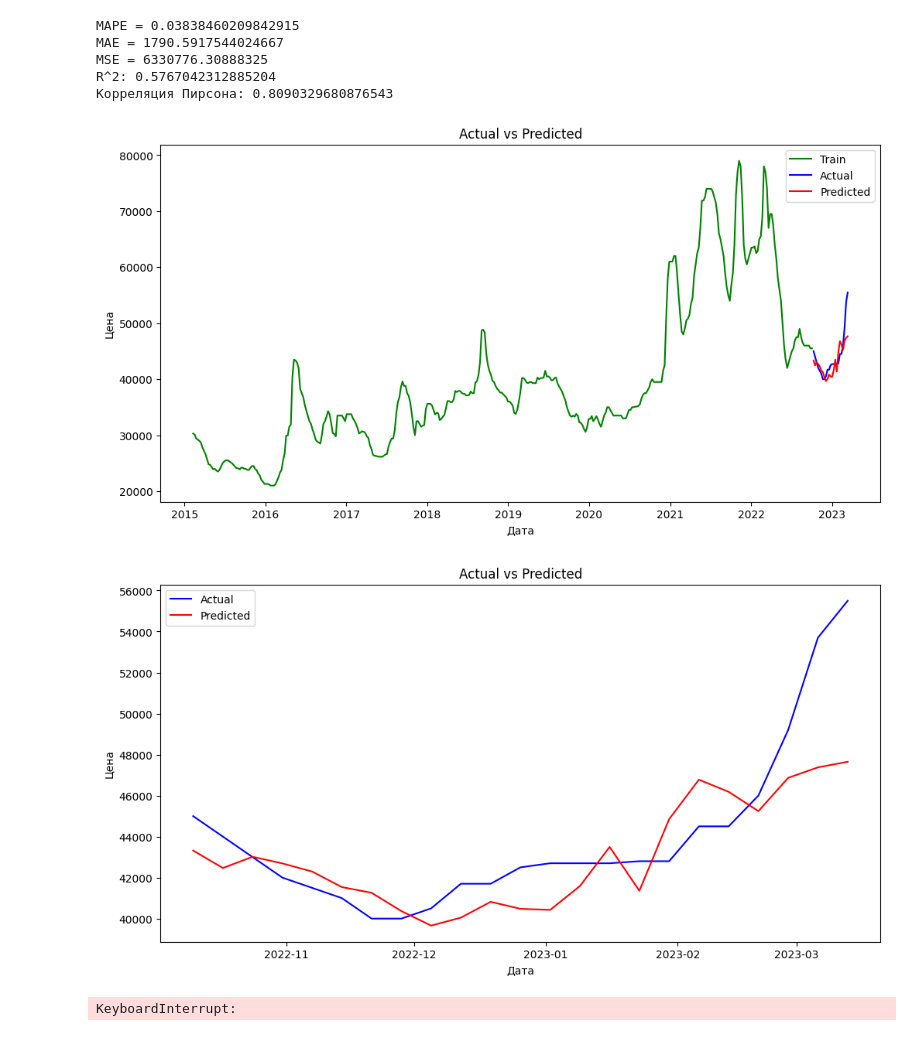
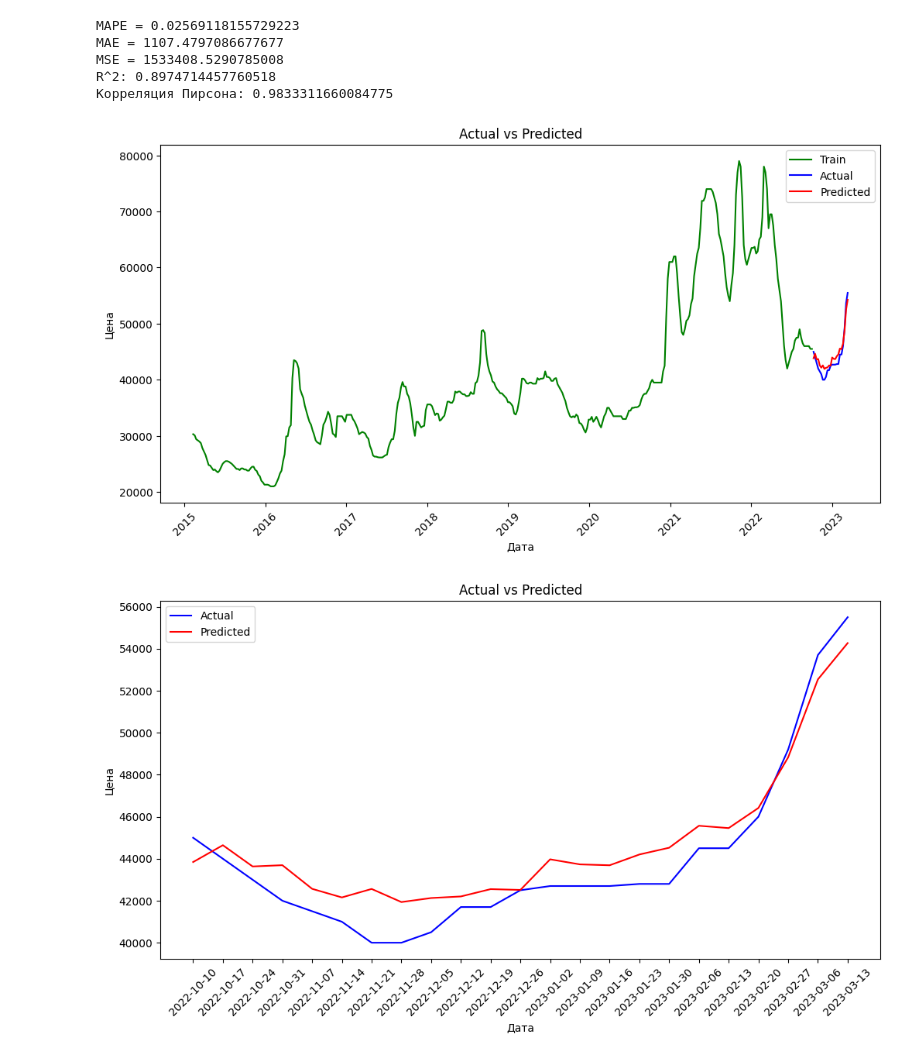
Before and after one commit to Dedushka-Lenin/Intensive_3, a Jupyter notebook: prediction/catboost.ipynb, the cells around one changed output. Drawn from its saved outputs; the diff is of its cells as text; code cells hidden in the pictures.

```diff
--- a/prediction/catboost.ipynb
+++ b/prediction/catboost.ipynb
@@ -17,9 +17,10 @@ date = ('2022-10-10 00:00:00')
 
 data = pd.read_csv('data/full.csv')
 
+
+# data['exp_smoothing'] = data['pfr'].ewm(span=3, adjust=False).mean()
+
 data.dt = pd.to_datetime(data.dt) # Приводим дату в тип pandas
-
-data['dt'] = pd.to_datetime(data['dt'])
 
 # Создание новых столбцов для года, месяца и дня
 data['year'] = data['dt'].dt.year
@@ -34,7 +35,7 @@ data['trend'] = decomposition.trend
 data['seasonal'] = decomposition.seasonal
 data['residual'] = decomposition.resid
 
-lag_days = 10  # Количество лагов
+lag_days = 61 # Количество лагов
 for lag in range(1, lag_days + 1):
     data[f'lag_{lag}'] = data['pfr'].shift(lag)
 
@@ -69,40 +70,42 @@ y_pred = model.predict(X_test)
 # Оценка модели
 print(f"MAPE = {mean_absolute_percentage_error(y_test, y_pred)}")
 print(f"MAE = {mean_absolute_error(y_test, y_pred)}")
 print(f"MSE = {mean_squared_error(y_test, y_pred)}")
 print(f"R^2: {r2_score(y_test, y_pred)}")
 print(f"Корреляция Пирсона: {np.corrcoef(y_test, y_pred)[0, 1]}")
 
 ###############################################################################################
 
 plt.figure(figsize=(12, 6))
 plt.plot(y_train.index, y_train, label='Train', color='green')
 plt.plot(y_test.index, y_test, label='Actual', color='blue')
 plt.plot(y_test.index, y_pred, label='Predicted', color='red')
+plt.xticks(rotation=45)
 plt.legend()
 plt.title('Actual vs Predicted')
 plt.xlabel('Дата')
 plt.ylabel('Цена')
 plt.show()
 
 ###############################################################################################
 
 plt.figure(figsize=(12, 6))
 plt.plot(y_test.index, y_test, label='Actual', color='blue')
 plt.plot(y_test.index, y_pred, label='Predicted', color='red')
+plt.xticks(y_test.index, rotation=45)
 plt.legend()
 plt.title('Actual vs Predicted')
 plt.xlabel('Дата')
 plt.ylabel('Цена')
 plt.show()
 # %% [output]
-MAPE = 0.03838460209842915
-MAE = 1790.5917544024667
-MSE = 6330776.30888325
-R^2: 0.5767042312885204
-Корреляция Пирсона: 0.8090329680876543
+MAPE = 0.02569118155729223
+MAE = 1107.4797086677677
+MSE = 1533408.5290785008
+R^2: 0.8974714457760518
+Корреляция Пирсона: 0.9833311660084775
-[figure, old version]
+[figure, new version]
-[figure, old version]
+[figure, new version]
 # %%
 from catboost import CatBoostRegressor
 from sklearn.model_selection import GridSearchCV, TimeSeriesSplit
@@ -111,6 +114,8 @@ import numpy as np
 date = ('2022-10-10 00:00:00')
 
 data = pd.read_csv('data/full.csv')
+
+data['exp_smoothing'] = data['pfr'].ewm(span=3, adjust=False).mean()
 
 data.dt = pd.to_datetime(data.dt) # Приводим дату в тип pandas
 
@@ -160,8 +165,6 @@ grid_search.fit(X_train, y_train)
 # Лучшие параметры
 print("Лучшие параметры:", grid_search.best_params_)
 print("Лучший R^2:", grid_search.best_score_)
-# %% [output]
-KeyboardInterrupt:
 # %%
 good = {
     'MAPE':{'qua':0, 'res':float('inf')},
```
Also changed, not shown: parts of 2 cells of this notebook, 21 other files.
